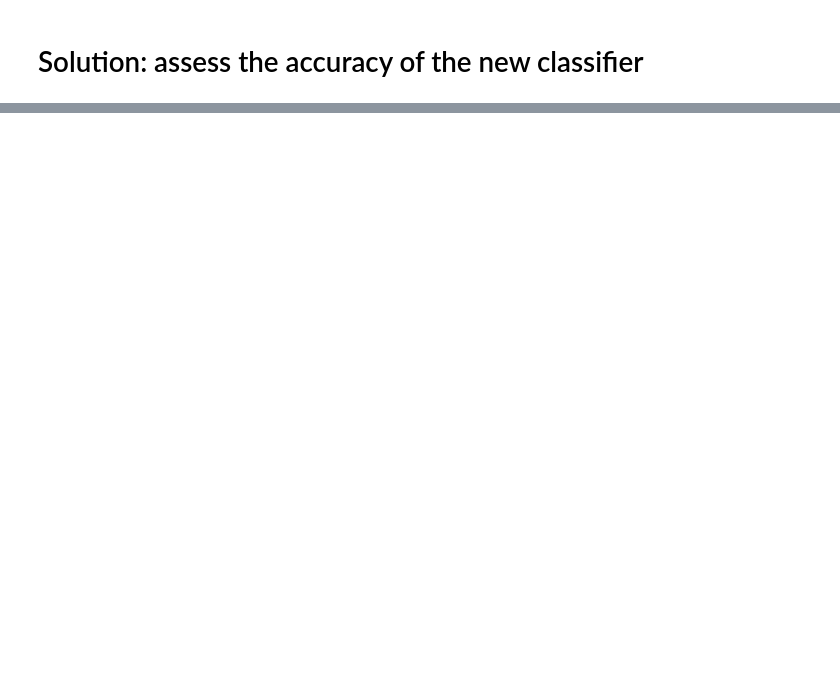
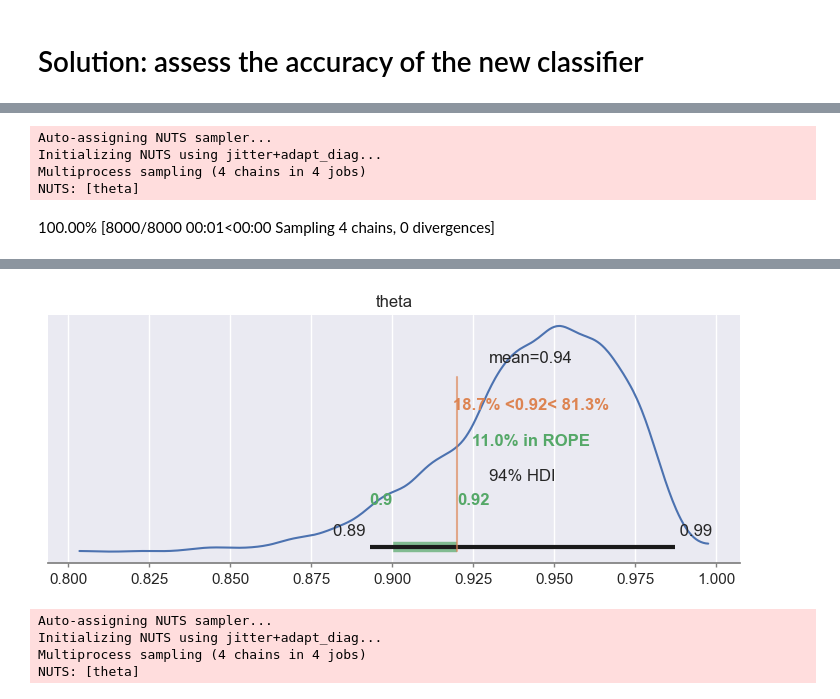
Before and after one commit to gcorani/bda, a Jupyter notebook: 1-ProbProgramming-proportion.ipynb, the cells around one changed output, grey strips where cells are left out. Cells and saved outputs as stored; diff of their text form; code cells hidden in the pictures; blank space fills up the shorter version.

```diff
--- a/1-ProbProgramming-proportion.ipynb
+++ b/1-ProbProgramming-proportion.ipynb
@@ -461,10 +520,10 @@ with pm.Model() as beta_binomial_prior2:
     theta = pm.Beta('theta', alpha=18, beta=2)
     y = pm.Binomial('y',n=experiments, p=theta, observed=n_correct) # likelihood (y successes within n_draws experiments)
     trace_classifier = pm.sample(return_inferencedata=True)
-    az.plot_posterior(trace_classifier, ref_val=0.92);
-
-# both  0.9 and 0.92 are within the HDI, so both values are plausible.
-# Depite the empirical performane (48/50=96%), there is 82% probability of theta being larger
-# then 0.92 and   18% probability of theta being < 0.92.
-# Although promising, it would be better to collect more results before making a decision, ideally to have
-# a probability of improvement > 0.9 or even 0.95.
+    az.plot_posterior(trace_classifier, rope=[0.90,0.92], ref_val=0.92);
+# %% [output]
+Auto-assigning NUTS sampler...
+Initializing NUTS using jitter+adapt_diag...
+Multiprocess sampling (4 chains in 4 jobs)
+NUTS: [theta]
+100.00% [8000/8000 00:01<00:00 Sampling 4 chains, 0 divergences]
@@ -470,0 +531,11 @@ with pm.Model() as beta_binomial_prior2:
+[figure, added]
+# %%
+#There is 18% probability of the novel classifier  being indeed practically better than the current one.
+#There is 82% probability of the novel classifier  being  practically equivalent to the current one.
+#This is good evidence for the novel classifier, but it might be worth collecting even more data.
+az.plot_posterior(trace_classifier, rope=[0.90,0.92], ref_val=0.92);
+# %% [output]
+Auto-assigning NUTS sampler...
+Initializing NUTS using jitter+adapt_diag...
+Multiprocess sampling (4 chains in 4 jobs)
+NUTS: [theta]
```
Also changed, not shown: parts of 21 cells of this notebook, 4 other files.
